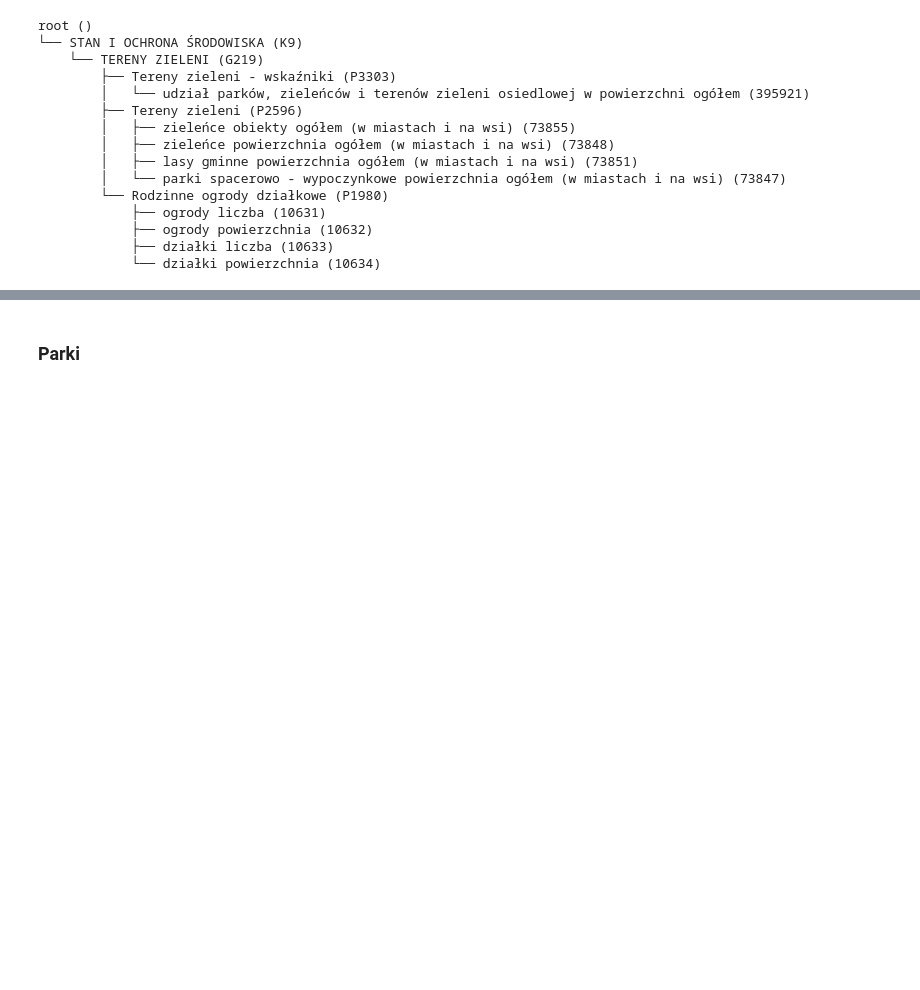
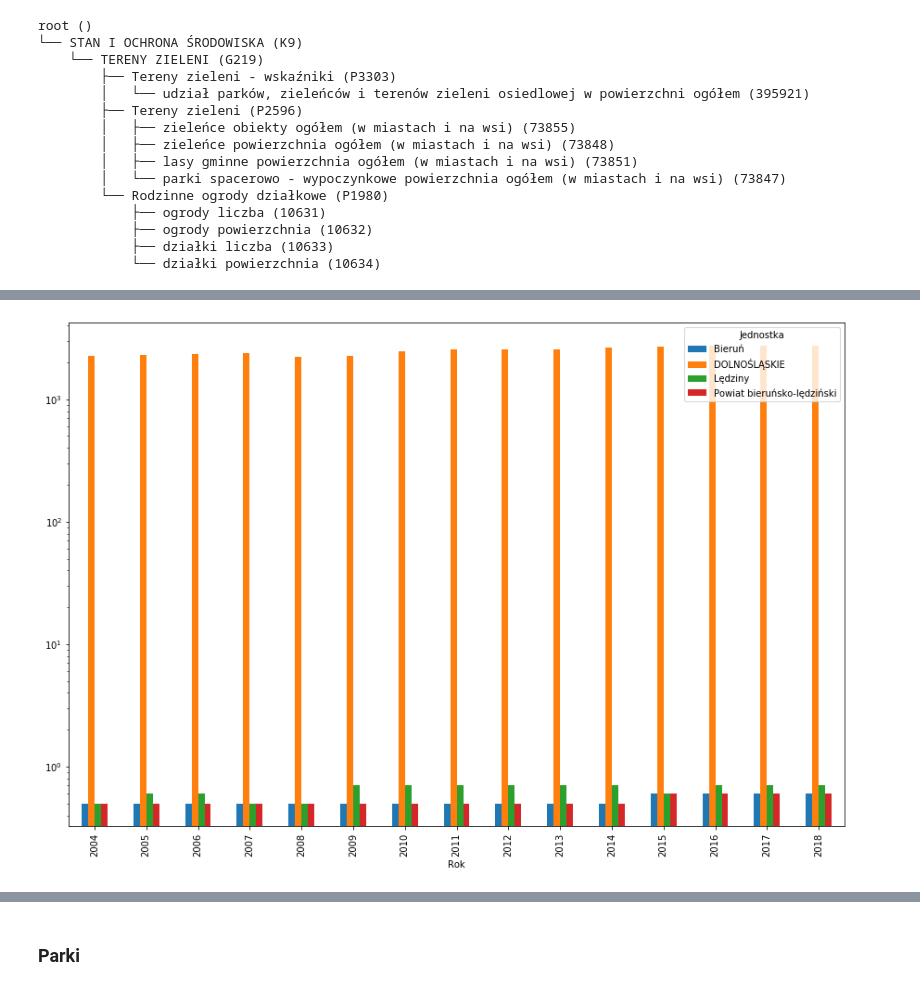
Before and after one commit to kodujdlapolski/tumieszkaj, a Jupyter notebook: Dane dla MVP TuMieszkaj.ipynb, the cells around one changed output, grey strips where cells are left out. Drawn from its saved outputs; the diff is of its cells as text; code cells hidden in the pictures; blank space fills up the shorter version.

Commit message:
#1 Add data from context of Powiat and Wojewodztwo to see the situation in context.

```diff
--- a/Dane dla MVP TuMieszkaj.ipynb
+++ b/Dane dla MVP TuMieszkaj.ipynb
@@ -38,0 +44,21 @@ root ()
+# %%
+def find_dirs_with_file(root_dir, fname):
+    for root, dirs, files in os.walk(root_dir):
+        for dir in dirs:
+            dir = os.path.join(root, dir)
+            for _, _, files in os.walk(dir):
+                if fname in files:
+                    yield dir
+
+
+fname = 'ilosc_terenow_zielonych_gmina.json.csv'
+dirs = find_dirs_with_file('data', fname)
+data = []
+for dir in dirs:
+    fpath = os.path.join(dir, fname)
+    df = pd.read_csv(fpath)
+    _, unit_name = os.path.split(dir)
+    df['Jednostka'] = unit_name
+    data.append(df)
+df = pd.concat(data)
+df.head()
@@ -38,0 +87,7 @@ root ()
+# %%
+y = 'STAN I OCHRONA ŚRODOWISKA/TERENY ZIELENI/Tereny zieleni/parki spacerowo - wypoczynkowe powierzchnia ogółem (w miastach i na wsi)'
+df.pivot_table(index='Rok',
+                        columns='Jednostka',
+                        values=y).plot.bar(logy=True, figsize=(15,10));
+# %% [output]
+[figure, added]
```
Also changed, not shown: parts of 8 cells of this notebook, 10 other files.
